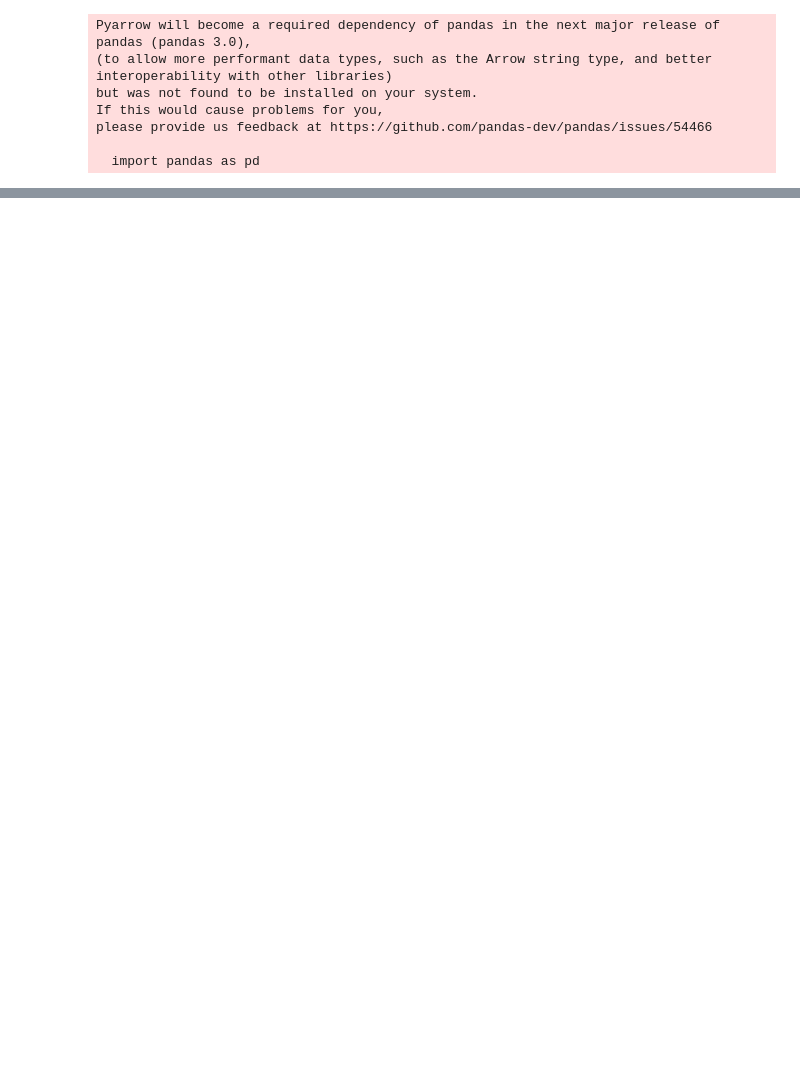
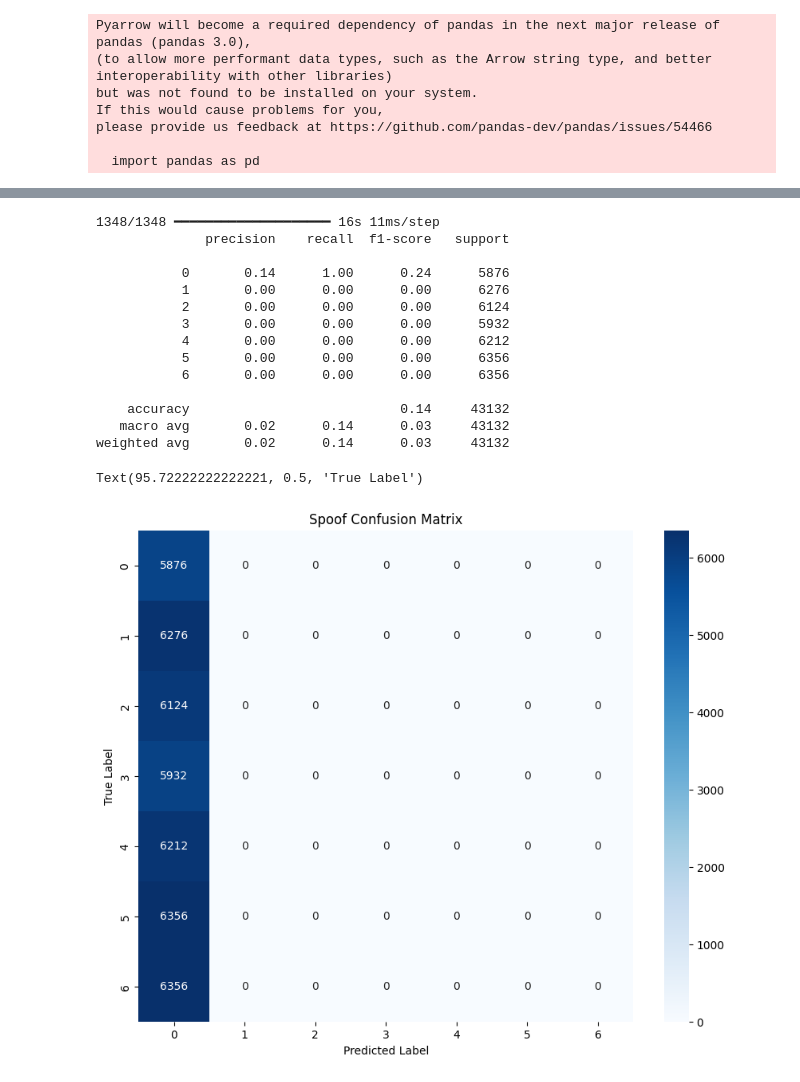
Before and after one commit to nicholastey/gnss_spoof_detector, a Jupyter notebook: spoof_detector/newer.ipynb, the cells around one changed output, grey strips where cells are left out. Cells and saved outputs as stored; diff of their text form; code cells hidden in the pictures; blank space fills up the shorter version.

```diff
--- a/spoof_detector/newer.ipynb
+++ b/spoof_detector/newer.ipynb
@@ -542,0 +599,15 @@ Text(95.72222222222221, 0.5, 'True Label')
+# %%
+# X_tr shape: (N, time_steps, n_features); y_tr: (N,)
+time_steps  = X_tr_w.shape[1]
+n_features  = X_tr_w.shape[2]
+
+spoof_model = build_spoof_model(time_steps, n_features,
+                          conv1_filters=64, conv1_kernel=64,
+                          conv2_filters=128, conv2_kernel=128,
+                          rnn_units=64, rnn_type="lstm",
+                          dense_units=128, dropout=0.3,
+                          learning_rate=1e-3)
+
+spoof_model.summary()
+history = spoof_model.fit(X_tr_w, y_tr, validation_data=(X_va_w, y_va),
+                    epochs=30, batch_size=128, shuffle=True)
@@ -542,0 +653,26 @@ Text(95.72222222222221, 0.5, 'True Label')
+# %%
+y_pred_spoof = np.argmax(spoof_model.predict(X_te_w), axis=1)
+print(classification_report(y_te, y_pred_spoof))
+cm_spoof = confusion_matrix(y_te, y_pred_spoof)
+plt.figure(figsize=(10, 8))
+sns.heatmap(cm_spoof, annot=True, fmt='d', cmap='Blues')
+plt.title('Spoof Confusion Matrix')
+plt.xlabel('Predicted Label')
+plt.ylabel('True Label')
+# %% [output]
+1348/1348 ━━━━━━━━━━━━━━━━━━━━ 16s 11ms/step
+              precision    recall  f1-score   support
+
+           0       0.14      1.00      0.24      5876
+           1       0.00      0.00      0.00      6276
+           2       0.00      0.00      0.00      6124
+           3       0.00      0.00      0.00      5932
+           4       0.00      0.00      0.00      6212
+           5       0.00      0.00      0.00      6356
+           6       0.00      0.00      0.00      6356
+
+    accuracy                           0.14     43132
+   macro avg       0.02      0.14      0.03     43132
+weighted avg       0.02      0.14      0.03     43132
+Text(95.72222222222221, 0.5, 'True Label')
+[figure, added]
```
Also changed, not shown: parts of 10 cells of this notebook.
